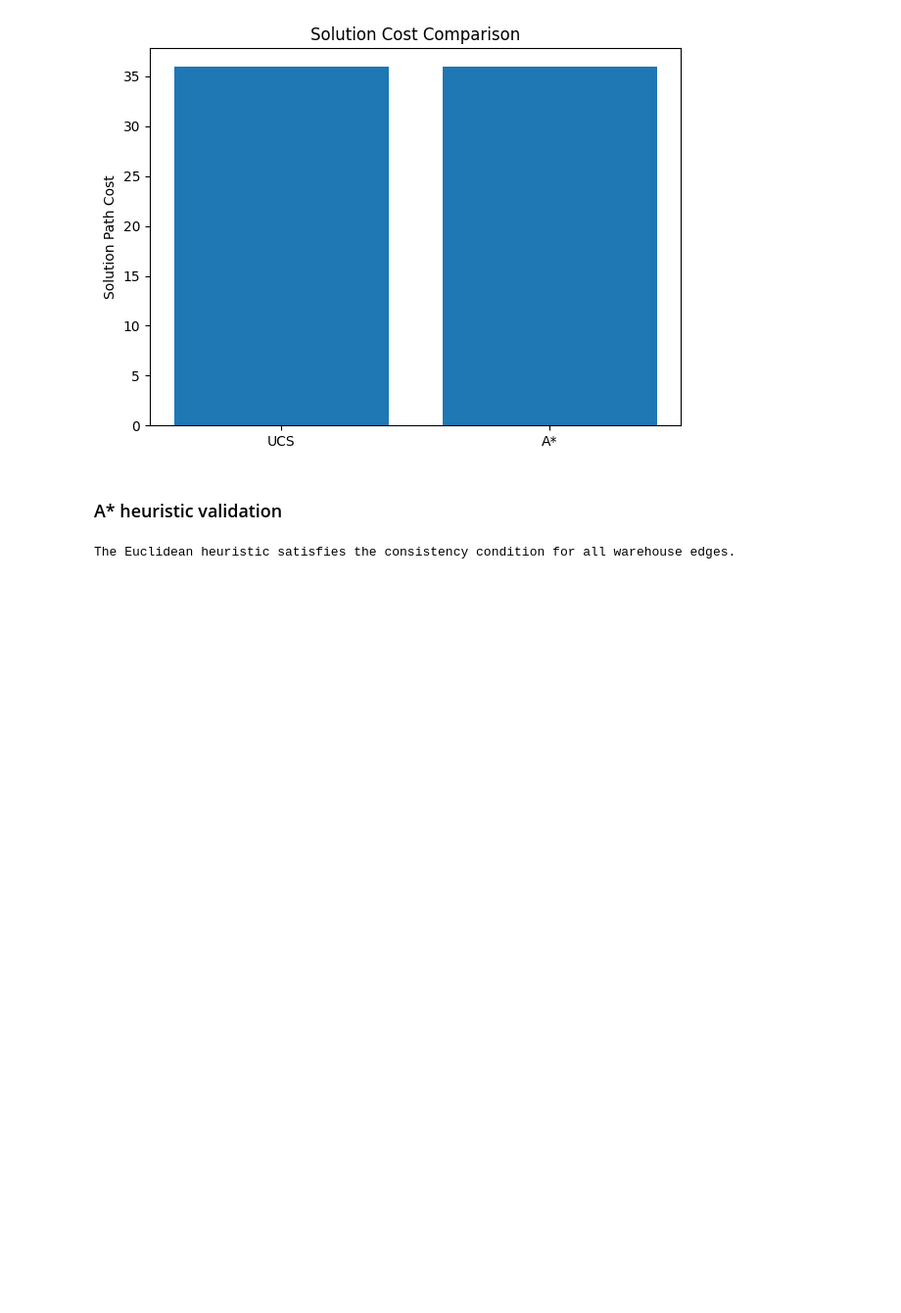
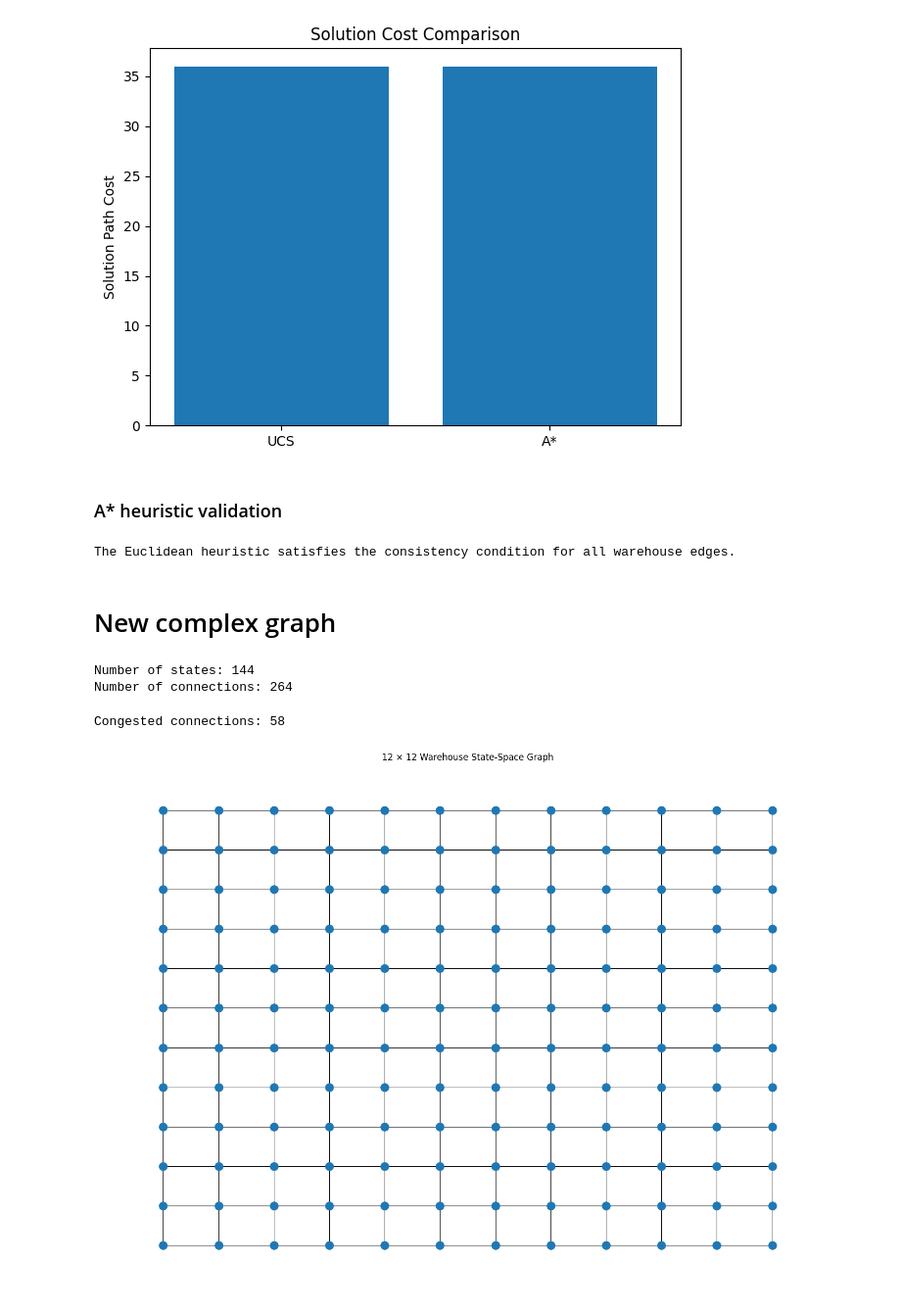
Before and after one commit to Anish-lab455/42172-Introduction-to-Artificial-Intelligence, a Jupyter notebook: Assignments/Assignment 1/Example 1.ipynb, the cells around one changed output. Shown at 98% size. Drawn from its saved outputs; the diff is of its cells as text; code cells hidden in the pictures; blank space fills up the shorter version.

Commit message:
Graph 2 (complex) complete

```diff
--- a/Assignments/Assignment 1/Example 1.ipynb
+++ b/Assignments/Assignment 1/Example 1.ipynb
@@ -815,3 +815,83 @@ else:
         print(violation)
 # %% [output]
 The Euclidean heuristic satisfies the consistency condition for all warehouse edges.
+# %% [markdown]
+# New complex graph
+# %%
+import networkx as nx
+import numpy as np
+import matplotlib.pyplot as plt
+import heapq
+import math
+import random
+import time
+
+# Reproducibility
+random.seed(2)
+
+ROWS = 12
+COLS = 12
+
+# Create 12 x 12 warehouse grid
+warehouse = nx.grid_2d_graph(ROWS, COLS)
+
+# Convert coordinates into readable warehouse state names
+mapping = {
+    (r, c): f"N{r+1}_{c+1}"
+    for r, c in warehouse.nodes()
+}
+
+warehouse = nx.relabel_nodes(warehouse, mapping)
+
+print("Number of states:", warehouse.number_of_nodes())
+print("Number of connections:", warehouse.number_of_edges())
+# %% [output]
+Number of states: 144
+Number of connections: 264
+# %%
+# warehouse coordinates
+coordinates = {
+    f"N{r+1}_{c+1}": (c * 10, r * 10)
+    for r in range(ROWS)
+    for c in range(COLS)
+}
+# %%
+# Normal movement cost
+for u, v in warehouse.edges():
+    warehouse[u][v]["weight"] = 10
+
+# Randomly select approximately 22% of connections
+# to represent congested/slower warehouse sections.
+congested_edges = random.sample(
+    list(warehouse.edges()),
+    int(0.22 * warehouse.number_of_edges())
+)
+
+for u, v in congested_edges:
+    warehouse[u][v]["weight"] = 30
+
+print("Congested connections:", len(congested_edges))
+# %% [output]
+Congested connections: 58
+# %%
+# Complex warehouse visualization
+plt.figure(figsize=(14, 10))
+
+pos = {
+    node: (coordinates[node][0], -coordinates[node][1])
+    for node in warehouse.nodes()
+}
+
+nx.draw(
+    warehouse,
+    pos,
+    node_size=120,
+    with_labels=False,
+    width=0.8
+)
+
+plt.title("12 × 12 Warehouse State-Space Graph")
+plt.axis("off")
+plt.show()
+# %% [output]
+[figure, added]
```
Also changed, not shown: parts of 8 cells of this notebook.
